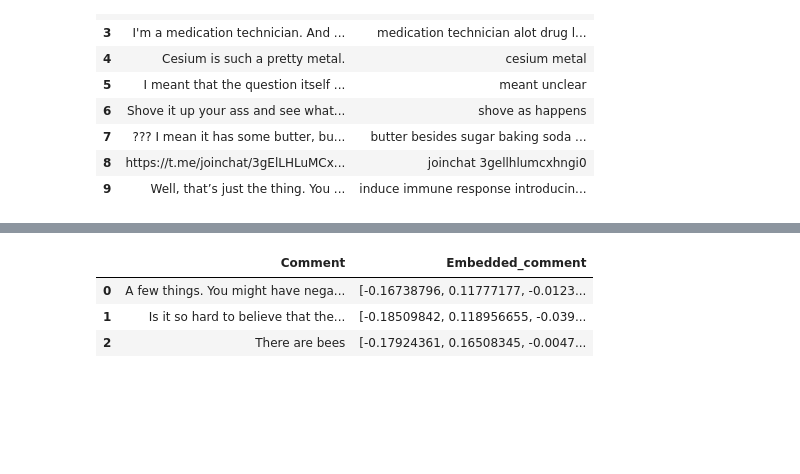
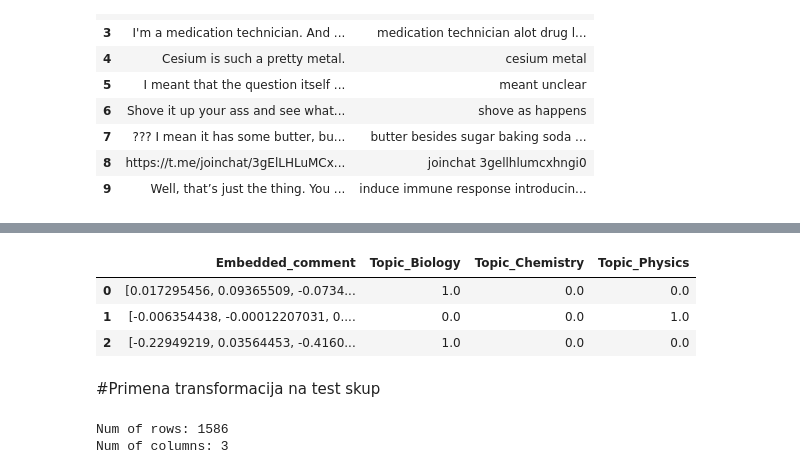
Before and after one commit to MATF-istrazivanje-podataka-1/2023_Data_Mining_Physics_vs_Chemistry_vs_Biology_Dataset, a Jupyter notebook: klasifikacija/1.ipynb, the cells around one changed output, grey strips where cells are left out. Saved outputs shown, nothing was run; the diff lists cells and outputs as text; code cells hidden in the pictures; blank space fills up the shorter version.

Commit message:
data ready :)

```diff
--- a/klasifikacija/1.ipynb
+++ b/klasifikacija/1.ipynb
@@ -307,7 +305,3 @@ df_show.head(10)
 | 7 | ??? I mean it has some butter, bu... | butter besides sugar baking soda ... |
 | 8 | https://t.me/joinchat/3gElLHLuMCx... | joinchat 3gellhlumcxhngi0 |
 | 9 | Well, that’s just the thing. You ... | induce immune response introducin... |
-# %%
-df = df.drop('Id', axis=1)
-df = df.drop('Comment', axis=1)
-df.head()
@@ -324,17 +313,19 @@ df.head()
 # %%
-# TF IDF matrica
-
 # enkodiranje klasa
 one_hot_encoder = OneHotEncoder(sparse_output=False)
 encoded_topics = one_hot_encoder.fit_transform(df[['Topic']])
 
+# pravljenje tf idf matrice
 vectorizer = TfidfVectorizer()
+tfidf_matrix = vectorizer.fit_transform(df["Processed Comments"])
 
-tfidf_matrix = vectorizer.fit_transform(df["Processed Comments"])
-combined_matrix = pd.concat([pd.DataFrame(tfidf_matrix.toarray()), pd.DataFrame(encoded_topics)], axis=1)
+# izvlacenje imena kolona
+tfidf_feature_names = vectorizer.get_feature_names_out()
+topic_names = one_hot_encoder.get_feature_names_out()
 
-tfidf_df = pd.DataFrame(tfidf_matrix.toarray(), columns=vectorizer.get_feature_names_out())
-tfidf_df["Topic"] = data["Topic"]
+# konacna reprezentacija za model
+tfidf_df = pd.concat([pd.DataFrame(tfidf_matrix.toarray(), columns=tfidf_feature_names),
+                             pd.DataFrame(encoded_topics, columns=topic_names)], axis=1)
 
 tfidf_df.head(10)
 # %% [output]
@@ -384,9 +375,11 @@ def embed_comment(tokens):
     return embedded_vector
 # %%
-df["Embedded_comment"] = df["Comment"].apply(embed_comment)
-df.head(3)
+df["Embedded_comment"] = df["Comment"].apply(preprocess).apply(embed_comment)
+
+embedded_df = pd.concat([df["Embedded_comment"], pd.DataFrame(encoded_topics, columns=topic_names)], axis=1)
+embedded_df.head(3)
 # %% [output]
-|  | Comment | Embedded_comment |
-| 0 | A few things. You might have nega... | [-0.16738796, 0.11777177, -0.0123... |
-| 1 | Is it so hard to believe that the... | [-0.18509842, 0.118956655, -0.039... |
-| 2 | There are bees | [-0.17924361, 0.16508345, -0.0047... |
+|  | Embedded_comment | Topic_Biology | Topic_Chemistry | Topic_Physics |
+| 0 | [0.017295456, 0.09365509, -0.0734... | 1.0 | 0.0 | 0.0 |
+| 1 | [-0.006354438, -0.00012207031, 0.... | 0.0 | 0.0 | 1.0 |
+| 2 | [-0.22949219, 0.03564453, -0.4160... | 1.0 | 0.0 | 0.0 |
@@ -392,0 +388,2 @@ df.head(3)
+# %% [markdown]
+#Primena transformacija na test skup
@@ -392,0 +392,7 @@ df.head(3)
+# %%
+rows, columns = test_data.shape
+print(f'Num of rows: {rows}')
+print(f'Num of columns: {columns}')
+# %% [output]
+Num of rows: 1586
+Num of columns: 3
```
Also changed, not shown: parts of 16 cells of this notebook, 2 other files.
